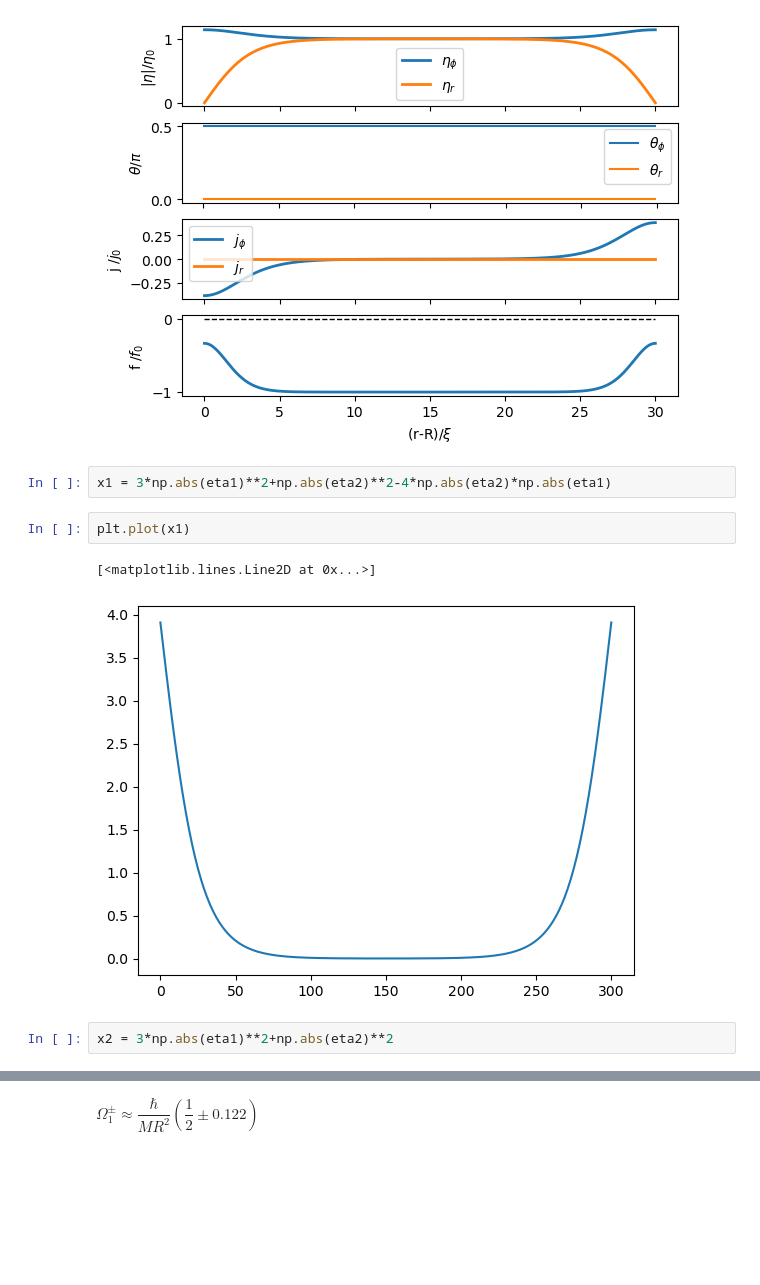
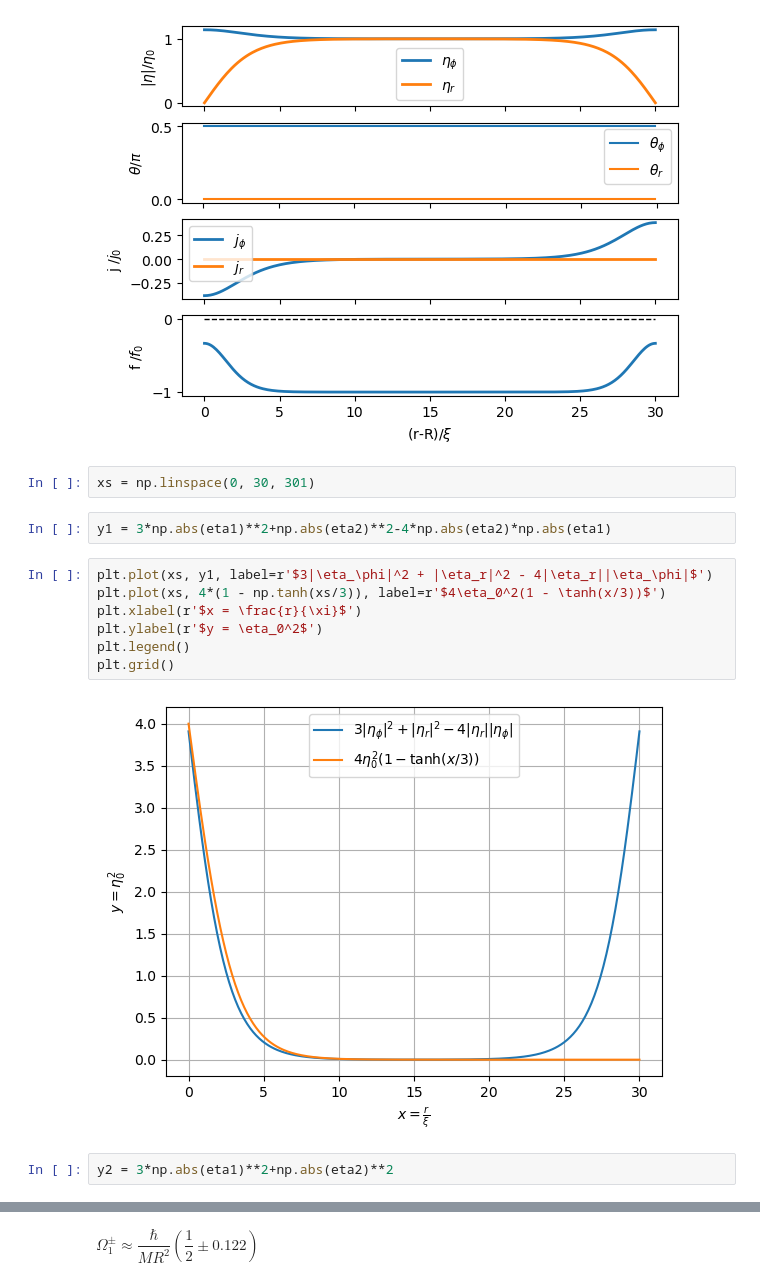
Before and after one commit to junguanghe/annulus_3he_a, a Jupyter notebook: low_flow.ipynb, the cells around one changed output, grey strips where cells are left out. Cells and saved outputs as stored; diff of their text form; blank space fills up the shorter version.

Commit message:
make plots

```diff
--- a/low_flow.ipynb
+++ b/low_flow.ipynb
@@ -19,13 +19,19 @@ Angular momentum L = 2.512689052696065
 Angular momentum L_phi = 0.4886124580050055
 Angular momentum L_r = 2.024076594708844
 [figure]
+# %%
+xs = np.linspace(0, 30, 301)
 # %%
-x1 = 3*np.abs(eta1)**2+np.abs(eta2)**2-4*np.abs(eta2)*np.abs(eta1)
+y1 = 3*np.abs(eta1)**2+np.abs(eta2)**2-4*np.abs(eta2)*np.abs(eta1)
 # %%
-plt.plot(x1)
+plt.plot(xs, y1, label=r'$3|\eta_\phi|^2 + |\eta_r|^2 - 4|\eta_r||\eta_\phi|$')
+plt.plot(xs, 4*(1 - np.tanh(xs/3)), label=r'$4\eta_0^2(1 - \tanh(x/3))$')
+plt.xlabel(r'$x = \frac{r}{\xi}$')
+plt.ylabel(r'$y = \eta_0^2$')
+plt.legend()
+plt.grid()
 # %% [output]
-[<matplotlib.lines.Line2D at 0x...>]
-[figure, old version]
+[figure, new version]
 # %%
-x2 = 3*np.abs(eta1)**2+np.abs(eta2)**2
+y2 = 3*np.abs(eta1)**2+np.abs(eta2)**2
 # %%
```
Also changed, not shown: parts of 9 cells of this notebook, 3 other files.
